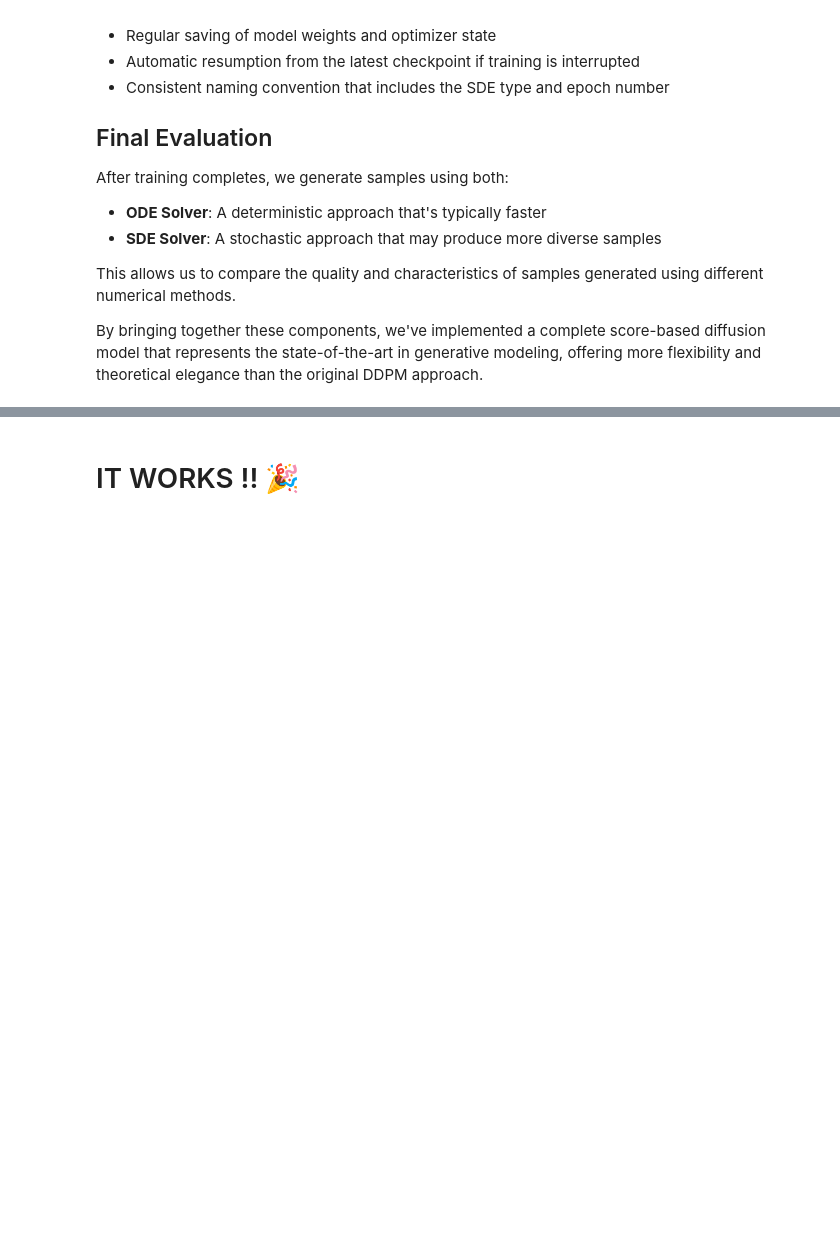
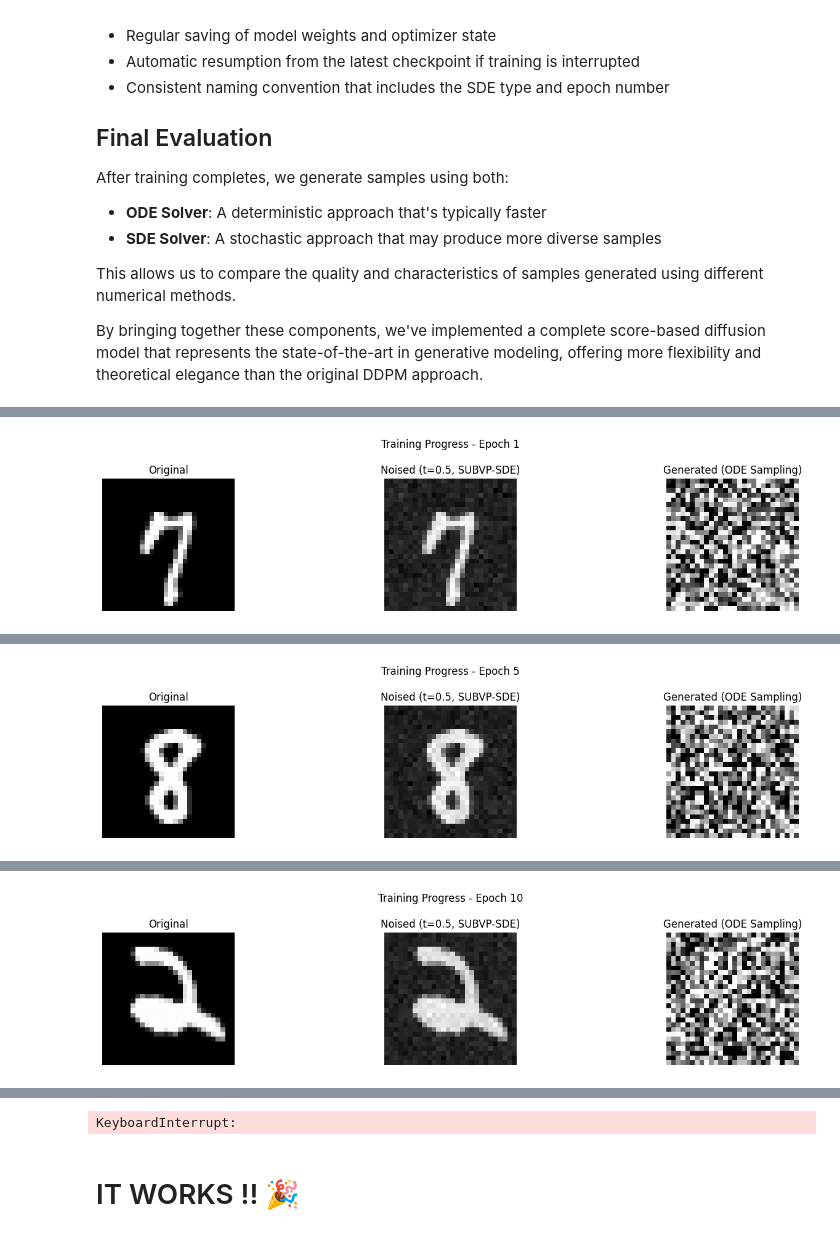
Before and after one commit to mattbarty/generativeDiffusionStudy, a Jupyter notebook: generativeDiffusionMNIST-ScoreBased.ipynb, the cells around one changed output, grey strips where cells are left out. Saved outputs shown, nothing was run; the diff lists cells and outputs as text; code cells hidden in the pictures; blank space fills up the shorter version.

```diff
--- a/generativeDiffusionMNIST-ScoreBased.ipynb
+++ b/generativeDiffusionMNIST-ScoreBased.ipynb
@@ -1383,7 +1410,7 @@ else:
     print("Using CPU")
 
 # Initialize model with chosen SDE type
-sde_type = "ve"  # Options: "ve", "vp", "subvp"
+sde_type = "subvp"  # Options: "ve", "vp", "subvp"
 model = ScoreUnet(device=device, sde_type=sde_type)
 model.to(device)
 
@@ -1437,19 +1464,24 @@ for epoch in range(start_epoch, epochs):
         # Sample random continuous times in [0,1]
         t = torch.rand(x_0.shape[0], device=device)
 
-        # Compute loss using the score matching loss function
+        # Compute loss using the simplified loss function
         loss = loss_function(model, x_0, t, sde_type=sde_type, device=device)
+
+        # Print loss before backprop for debugging
+        if step % 58 == 0:
+            print(f"  Step {step}/{len(dataloader)} | Raw Loss: {loss.item():.6f}")
 
         # Backpropagation
         loss.backward()
+
+        # Add gradient clipping
+        torch.nn.utils.clip_grad_norm_(model.parameters(), max_norm=1.0)
+
         optimizer.step()
 
+        # Add to epoch totals - MAKE SURE THESE LINES ARE INCLUDED
         epoch_loss += loss.item()
         num_batches += 1
-
-        # Print progress
-        if step % 50 == 0:
-            print(f"  Step {step}/{len(dataloader)} | Loss: {loss.item():.6f}")
 
     # Print epoch summary
     avg_loss = epoch_loss / num_batches
@@ -1515,3 +1547,4 @@ sample_and_visualize(
 final_model_path = f"score_diffusion_mnist_{sde_type}_final.pt"
 torch.save(model.state_dict(), final_model_path)
 print(f"Final model saved as {final_model_path}")
+# %% [output]
@@ -1517,0 +1560 @@ print(f"Final model saved as {final_model_path}")
+[figure, added]
@@ -1517,0 +1578 @@ print(f"Final model saved as {final_model_path}")
+[figure, added]
@@ -1517,0 +1596 @@ print(f"Final model saved as {final_model_path}")
+[figure, added]
@@ -1517,0 +1614 @@ print(f"Final model saved as {final_model_path}")
+KeyboardInterrupt:
```
Also changed, not shown: parts of 6 cells of this notebook.
